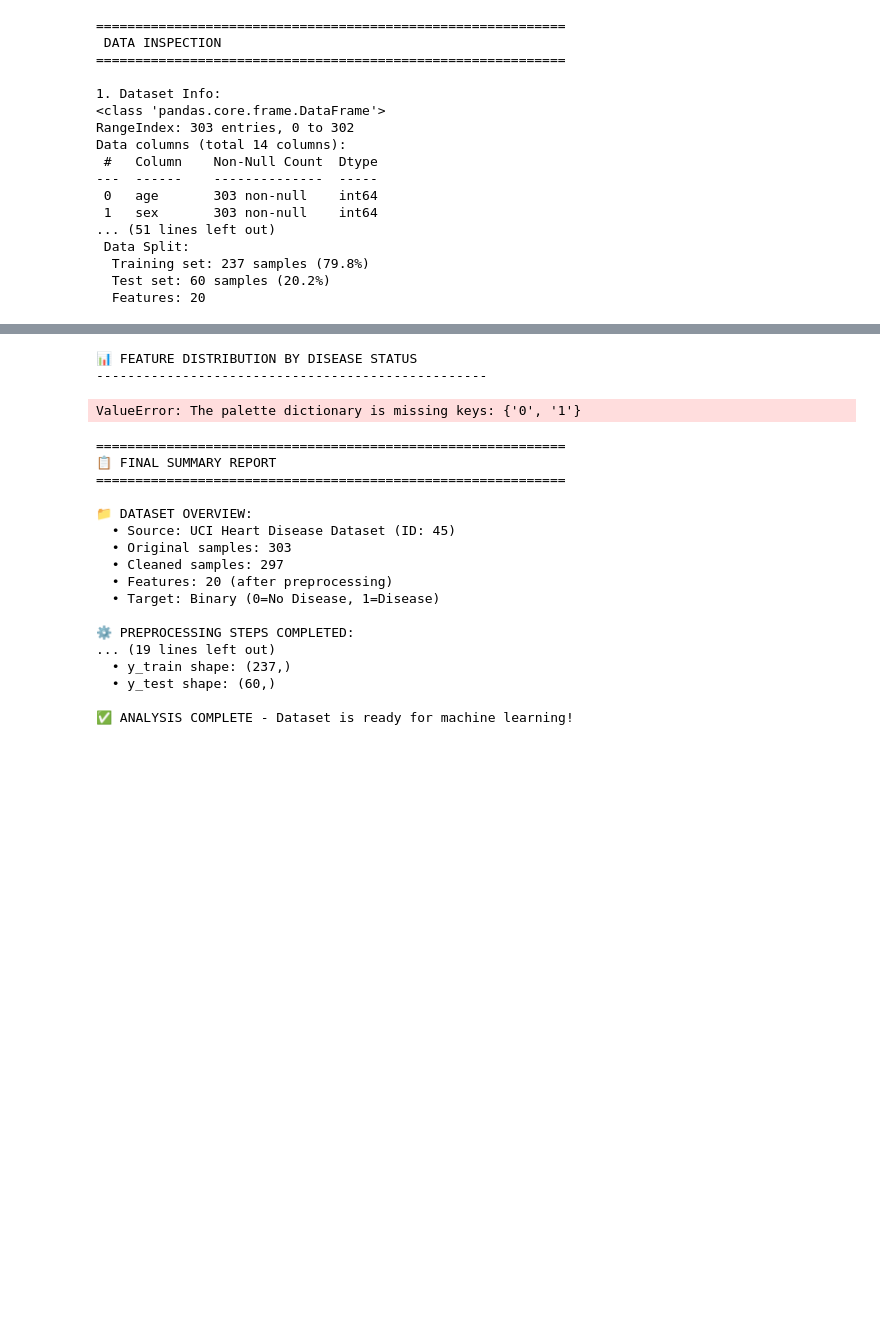
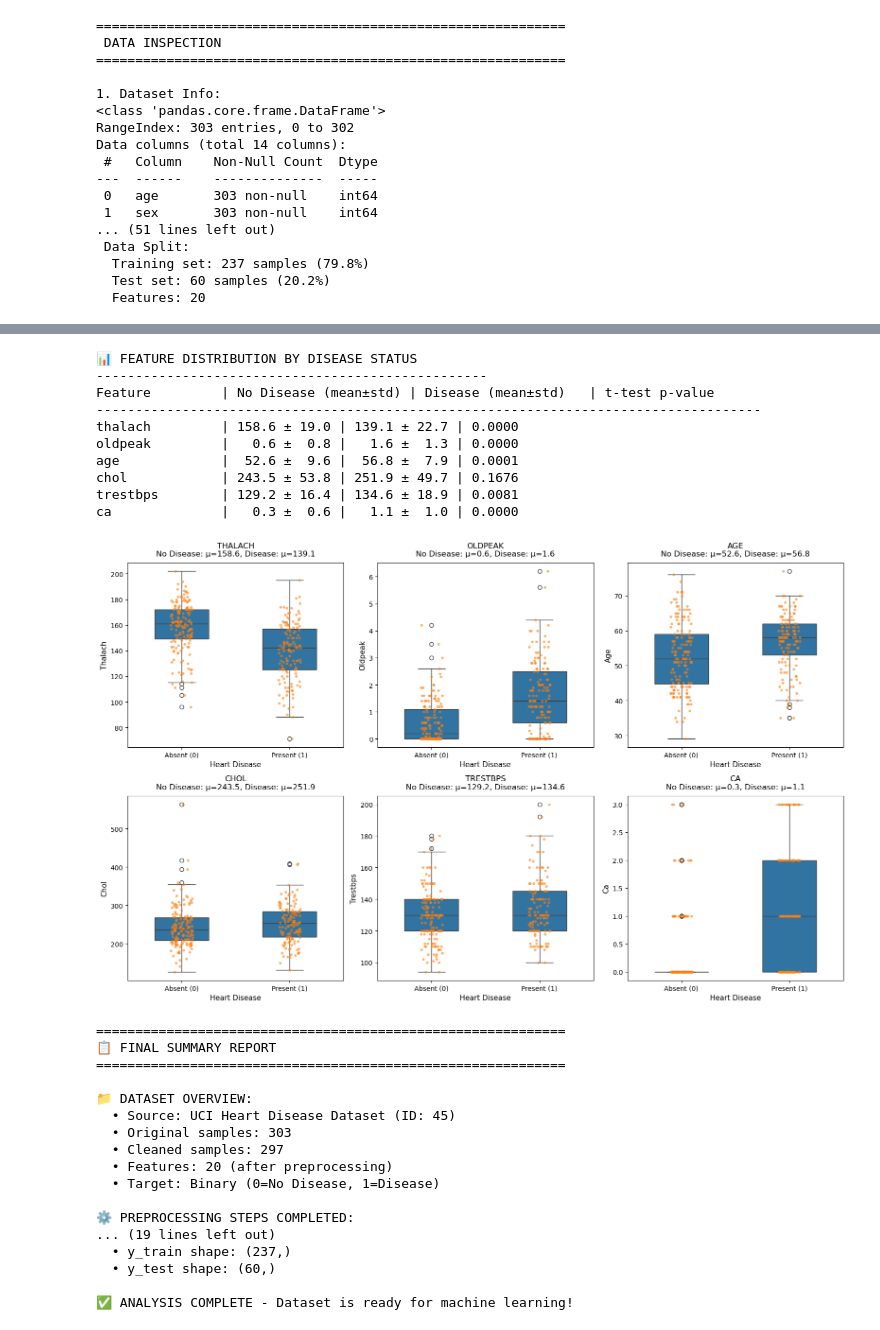
Before and after one commit to deepp11/heart-disease-mlops, a Jupyter notebook: src/Heart Disease.ipynb, the cells around one changed output, grey strips where cells are left out. Cells and saved outputs as stored; diff of their text form; code cells hidden in the pictures; blank space fills up the shorter version.

```diff
--- a/src/Heart Disease.ipynb
+++ b/src/Heart Disease.ipynb
@@ -329,11 +325,11 @@ for idx, feature in enumerate(top_features):
         ax = axes[idx]
 
         # Create boxplot
-        boxplot = sns.boxplot(data=df_eda, x='heart_disease_binary', y=feature,ax=ax, palette={0: 'blue', 1: 'green'}, width=0.5)
+        boxplot = sns.boxplot(data=df_eda, x='heart_disease_binary', y=feature,ax=ax,width=0.5)
 
         # Overlay stripplot for individual points
         sns.stripplot(data=df_eda, x='heart_disease_binary', y=feature,
-                      ax=ax, palette={0: '#27ae60', 1: '#c0392b'},
+                      ax=ax,
                       alpha=0.6, size=4, jitter=True)
 
         # Customize
@@ -345,34 +341,42 @@ for idx, feature in enumerate(top_features):
         stats_0 = df_eda[df_eda['heart_disease_binary'] == 0][feature].describe()
         stats_1 = df_eda[df_eda['heart_disease_binary'] == 1][feature].describe()
 
         title = f"{feature.upper()}\n"
         title += f"No Disease: μ={stats_0['mean']:.1f}, Disease: μ={stats_1['mean']:.1f}"
         ax.set_title(title, fontsize=12, pad=10)
 
         # Print statistics
         if idx == 0:  # Print once
             print(f"{'Feature':15s} | {'No Disease (mean±std)':20s} | {'Disease (mean±std)':20s} | t-test p-value")
             print("-"*85)
 
         # Calculate t-test
         from scipy.stats import ttest_ind
         group_0 = df_eda[df_eda['heart_disease_binary'] == 0][feature]
         group_1 = df_eda[df_eda['heart_disease_binary'] == 1][feature]
         t_stat, p_value = ttest_ind(group_0, group_1, nan_policy='omit')
 
         print(f"{feature:15s} | {stats_0['mean']:5.1f} ± {stats_0['std']:4.1f} | "
               f"{stats_1['mean']:5.1f} ± {stats_1['std']:4.1f} | {p_value:.4f}")
 
 # Hide empty subplots
 for idx in range(len(top_features), len(axes)):
     axes[idx].set_visible(False)
 
 plt.tight_layout()
 plt.show()
 # %% [output]
 📊 FEATURE DISTRIBUTION BY DISEASE STATUS
 --------------------------------------------------
+Feature         | No Disease (mean±std) | Disease (mean±std)   | t-test p-value
+-------------------------------------------------------------------------------------
+thalach         | 158.6 ± 19.0 | 139.1 ± 22.7 | 0.0000
+oldpeak         |   0.6 ±  0.8 |   1.6 ±  1.3 | 0.0000
+age             |  52.6 ±  9.6 |  56.8 ±  7.9 | 0.0001
+chol            | 243.5 ± 53.8 | 251.9 ± 49.7 | 0.1676
+trestbps        | 129.2 ± 16.4 | 134.6 ± 18.9 | 0.0081
+ca              |   0.3 ±  0.6 |   1.1 ±  1.0 | 0.0000
-ValueError: The palette dictionary is missing keys: {'0', '1'}
+[figure, added]
 # %%
 # 4.1 Generate Final Summary Report
 print("\n" + "="*60)
```
Also changed, not shown: parts of 3 cells of this notebook, 11 other files.
